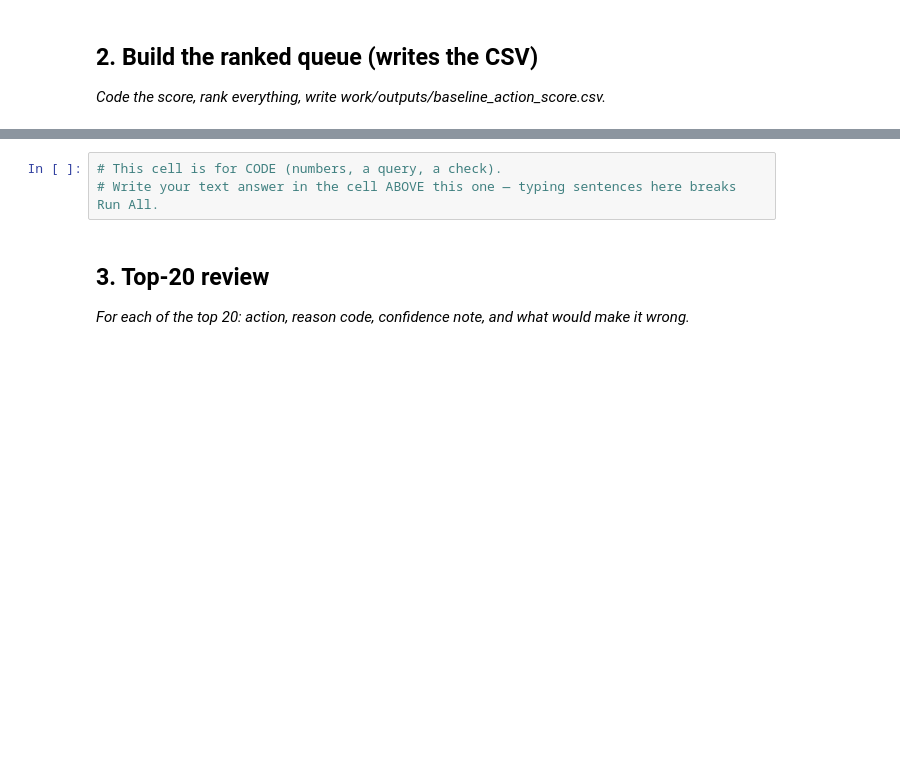
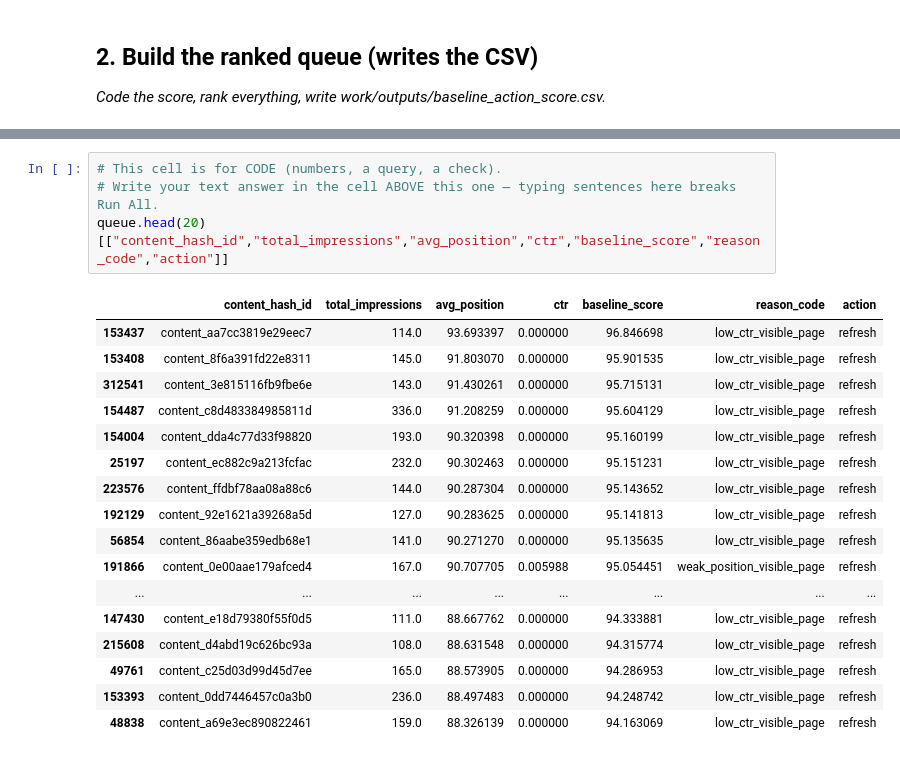
Before and after one commit to Abdul-Samad-17/FlyRank-Internship, a Jupyter notebook: work/notebooks/w04_baseline_score.ipynb, the cells around one changed output, grey strips where cells are left out. Cells and saved outputs as stored; diff of their text form; blank space fills up the shorter version.

```diff
--- a/work/notebooks/w04_baseline_score.ipynb
+++ b/work/notebooks/w04_baseline_score.ipynb
@@ -20,7 +102,22 @@ This skeleton is yours to fill. Work the sections **in order** — each one has
 # %%
 # This cell is for CODE (numbers, a query, a check).
 # Write your text answer in the cell ABOVE this one — typing sentences here breaks Run All.
+queue.head(20)[["content_hash_id","total_impressions","avg_position","ctr","baseline_score","reason_code","action"]]
+# %% [output]
+|  | content_hash_id | total_impressions | avg_position | ctr | baseline_score | reason_code | action |
+| 153437 | content_aa7cc3819e29eec7 | 114.0 | 93.693397 | 0.000000 | 96.846698 | low_ctr_visible_page | refresh |
+| 153408 | content_8f6a391fd22e8311 | 145.0 | 91.803070 | 0.000000 | 95.901535 | low_ctr_visible_page | refresh |
+| 312541 | content_3e815116fb9fbe6e | 143.0 | 91.430261 | 0.000000 | 95.715131 | low_ctr_visible_page | refresh |
+| 154487 | content_c8d483384985811d | 336.0 | 91.208259 | 0.000000 | 95.604129 | low_ctr_visible_page | refresh |
+| 154004 | content_dda4c77d33f98820 | 193.0 | 90.320398 | 0.000000 | 95.160199 | low_ctr_visible_page | refresh |
+| 25197 | content_ec882c9a213fcfac | 232.0 | 90.302463 | 0.000000 | 95.151231 | low_ctr_visible_page | refresh |
+| 223576 | content_ffdbf78aa08a88c6 | 144.0 | 90.287304 | 0.000000 | 95.143652 | low_ctr_visible_page | refresh |
+| 192129 | content_92e1621a39268a5d | 127.0 | 90.283625 | 0.000000 | 95.141813 | low_ctr_visible_page | refresh |
+| 56854 | content_86aabe359edb68e1 | 141.0 | 90.271270 | 0.000000 | 95.135635 | low_ctr_visible_page | refresh |
+| 191866 | content_0e00aae179afced4 | 167.0 | 90.707705 | 0.005988 | 95.054451 | weak_position_visible_page | refresh |
+| ... | ... | ... | ... | ... | ... | ... | ... |
+| 147430 | content_e18d79380f55f0d5 | 111.0 | 88.667762 | 0.000000 | 94.333881 | low_ctr_visible_page | refresh |
+| 215608 | content_d4abd19c626bc93a | 108.0 | 88.631548 | 0.000000 | 94.315774 | low_ctr_visible_page | refresh |
+| 49761 | content_c25d03d99d45d7ee | 165.0 | 88.573905 | 0.000000 | 94.286953 | low_ctr_visible_page | refresh |
+| 153393 | content_0dd7446457c0a3b0 | 236.0 | 88.497483 | 0.000000 | 94.248742 | low_ctr_visible_page | refresh |
+| 48838 | content_a69e3ec890822461 | 159.0 | 88.326139 | 0.000000 | 94.163069 | low_ctr_visible_page | refresh |
-# %% [markdown]
-## 3. Top-20 review
-
-*For each of the top 20: action, reason code, confidence note, and what would make it wrong.*
```
Also changed, not shown: parts of 11 cells of this notebook.
